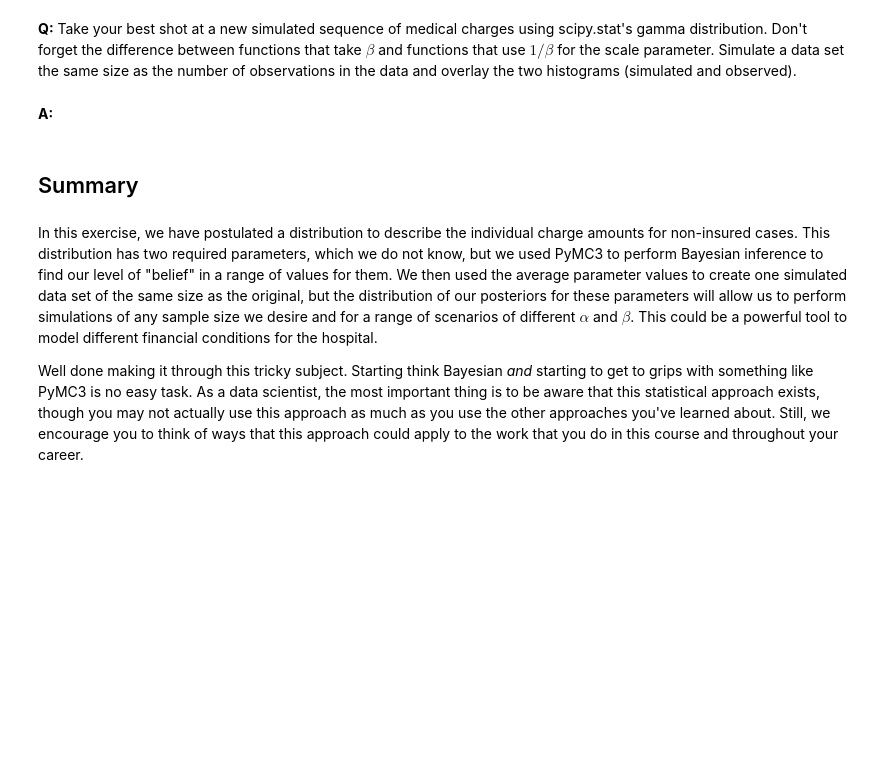
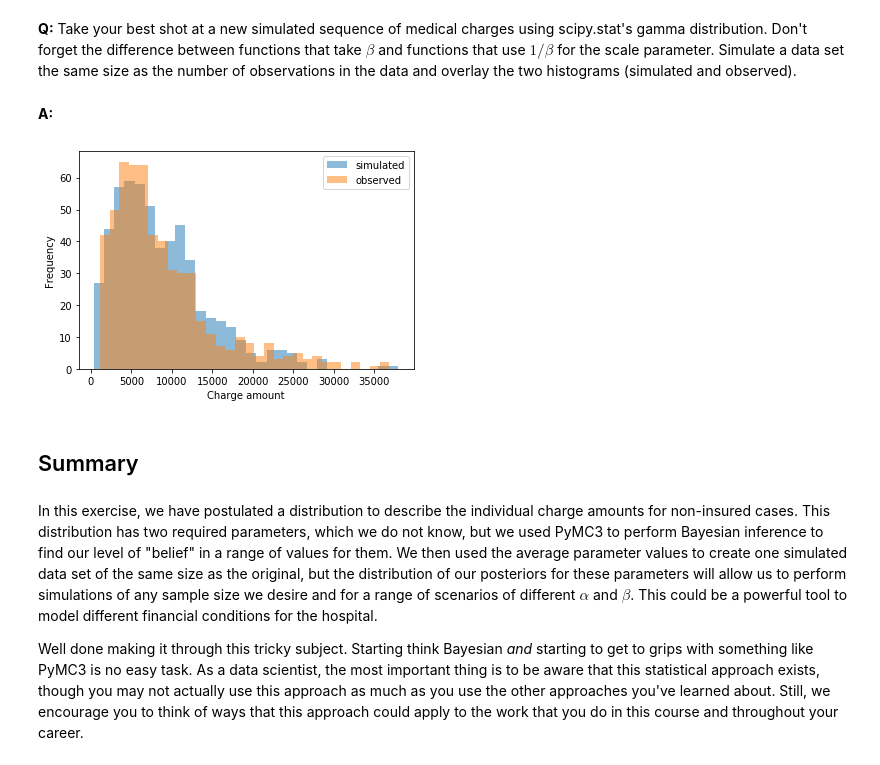
Before and after one commit to sittingman/DataScienceTrack, a Jupyter notebook: mini_proj/bayesian/inferential_statistics_3-Q.ipynb, the cells around one changed output. Cells and saved outputs as stored; diff of their text form; code cells hidden in the pictures; blank space fills up the shorter version.

```diff
--- a/mini_proj/bayesian/inferential_statistics_3-Q.ipynb
+++ b/mini_proj/bayesian/inferential_statistics_3-Q.ipynb
@@ -178,3 +177,15 @@ best_shot_simulated = None
+# %%
+seed(47)
+best_shot_simulated = None
+no_ins_model_rvs_sim = gamma(np.mean(alpha_model), scale=1/np.mean(beta_model)).rvs(n_no_ins)
+# %%
+_ = plt.hist(no_ins_model_rvs_sim, bins=30, alpha=0.5, label='simulated')
+_ = plt.hist(no_insurance, bins=30, alpha=0.5, label='observed')
+_ = plt.xlabel('Charge amount')
+_ = plt.ylabel('Frequency')
+_ = plt.legend()
+# %% [output]
+[figure, added]
 # %% [markdown]
 ## Summary
 # %% [markdown]
```
Also changed, not shown: parts of 7 cells of this notebook.
